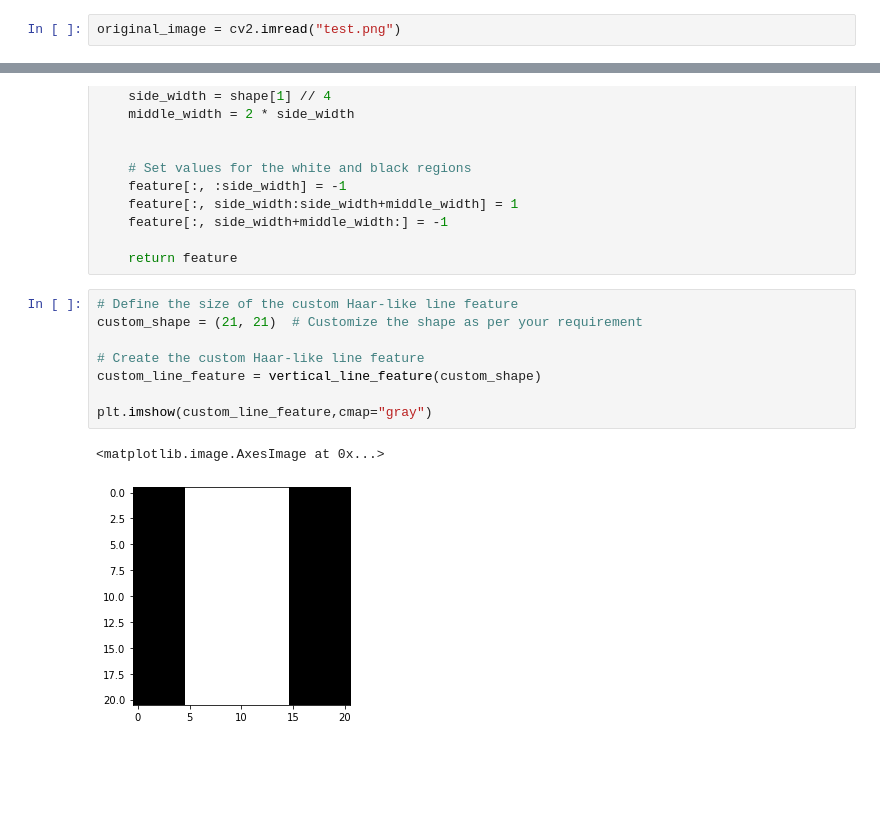
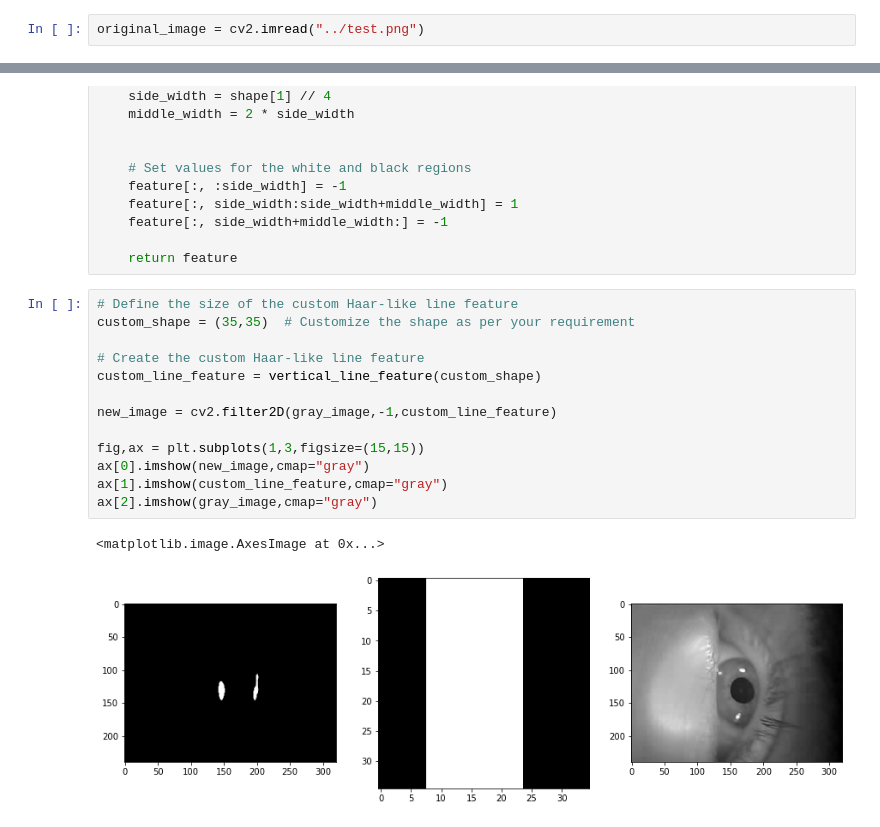
Before and after one commit to Amin-Fakia/Eye-Tracker, a Jupyter notebook: Code_tests/RecursivePupilEstimation.ipynb, the cells around one changed output, grey strips where cells are left out. Drawn from its saved outputs; the diff is of its cells as text; blank space fills up the shorter version.

```diff
--- a/Code_tests/RecursivePupilEstimation.ipynb
+++ b/Code_tests/RecursivePupilEstimation.ipynb
@@ -5,7 +5,7 @@ import numpy as np
 # %% [markdown]
 0. Receive estimation of pupil characteristics from previos frame
 # %%
-original_image = cv2.imread("test.png")
+original_image = cv2.imread("../test.png")
 # %%
 plt.imshow(original_image)
 # %% [output]
@@ -76,12 +77,17 @@ def vertical_line_feature(shape):
     return feature
 # %%
 # Define the size of the custom Haar-like line feature
-custom_shape = (21, 21)  # Customize the shape as per your requirement
+custom_shape = (35,35)  # Customize the shape as per your requirement
 
 # Create the custom Haar-like line feature
 custom_line_feature = vertical_line_feature(custom_shape)
 
-plt.imshow(custom_line_feature,cmap="gray")
+new_image = cv2.filter2D(gray_image,-1,custom_line_feature)
+
+fig,ax = plt.subplots(1,3,figsize=(15,15))
+ax[0].imshow(new_image,cmap="gray")
+ax[1].imshow(custom_line_feature,cmap="gray")
+ax[2].imshow(gray_image,cmap="gray")
 # %% [output]
 <matplotlib.image.AxesImage at 0x...>
-[figure, old version]
+[figure, new version]
```
Also changed, not shown: parts of 2 cells of this notebook, 6 other files.
